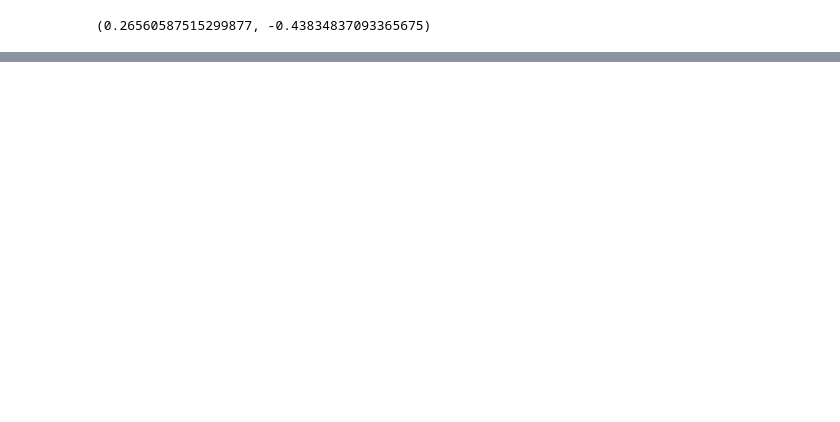
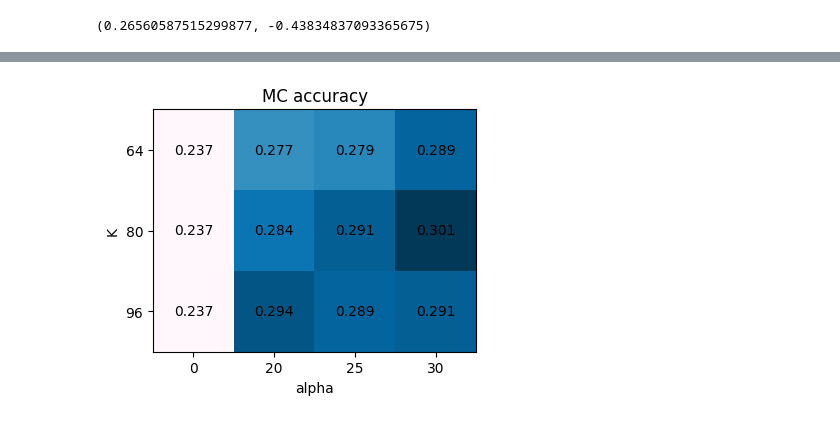
Before and after one commit to CUPalex/truthful_saes, a Jupyter notebook: baseline.ipynb, the cells around one changed output, grey strips where cells are left out. Cells and saved outputs as stored; diff of their text form; code cells hidden in the pictures; blank space fills up the shorter version.

```diff
--- a/baseline.ipynb
+++ b/baseline.ipynb
@@ -220,7 +225,3 @@ with open("cache/stds.json", "w") as file:
-# %%
-import tasks.truthfulqa
-task = tasks.truthfulqa.TruthfulQA("testing")
-tokenized_dataset = task.get_tokenized_dataset(tokenizer=tokenizer, batch_size=2, max_length=1000)
 # %%
 from tqdm import tqdm
 from torch.utils.data import DataLoader
@@ -311,3 +289,60 @@ KeyboardInterrupt:
-# %%
-with open("cache/accs.json", "w") as file:
-    json.dump(accs, file)
+# %%
+import json
+# with open("cache/accs_by_k_alpha.json", "w") as file:
+#     json.dump({str(k): str(a) for k, a in accs_by_k_alpha.items()}, file)
+with open("cache/accs_by_k_alpha.json", "r") as file:
+    accs_by_k_alpha_json = json.load(file)
+accs_by_k_alpha = {}
+for k, v in accs_by_k_alpha_json.items():
+    accs_by_k_alpha[eval(k)] = eval(v)
+# %%
+import numpy as np
+with open("cache/accs_by_k_alpha_on_probing_data.json", "r") as file:
+    accs_by_k_alpha_json = json.load(file)
+accs_by_k_alpha = {}
+for k, v in accs_by_k_alpha_json.items():
+    accs_by_k_alpha[eval(k)] = eval(v)
+
+ks = sorted(list(set([k for k, a in accs_by_k_alpha.keys()])))
+
+with open("cache/accs_by_k_alpha_on_probing_data_no_invervention.json", "r") as file:
+    accs_no_intervention_json = json.load(file)
+for k in ks:
+    accs_by_k_alpha[(k, 0)] = eval(accs_no_intervention_json)
+
+# ks = sorted(list(set([k for k, a in accs_by_k_alpha.keys()])))
+alphas = sorted(list(set([a for k, a in accs_by_k_alpha.keys()])))
+
+a = np.zeros((len(ks), len(alphas)))
+for k_i, k in enumerate(ks):
+    for a_i, alpha in enumerate(alphas):
+        a[k_i, a_i] = f"{np.mean(accs_by_k_alpha[(k, alpha)]).item():.3f}"
+
+
+import matplotlib.pyplot as plt
+fig, ax = plt.subplots()
+fig.set_size_inches((4, 4))
+im = ax.imshow(a, cmap="PuBu")
+
+# Show all ticks and label them with the respective list entries
+ax.set_xticks(np.arange(len(alphas)), labels=alphas)
+ax.set_yticks(np.arange(len(ks)), labels=ks)
+
+# Rotate the tick labels and set their alignment.
+# plt.setp(ax.get_xticklabels(), rotation=45, ha="right",
+#          rotation_mode="anchor")
+
+# Loop over data dimensions and create text annotations.
+for i in range(len(ks)):
+    for j in range(len(alphas)):
+        text = ax.text(j, i, a[i, j],
+                       ha="center", va="center", color="black")
+
+ax.set_title("MC accuracy")
+ax.set_xlabel("alpha")
+ax.set_ylabel("K")
+fig.tight_layout()
+plt.show()
+plt.savefig("images/MC_acc_steering.png")
+# %% [output]
+[figure, added]
```
Also changed, not shown: parts of 11 cells of this notebook, 40 other files.
